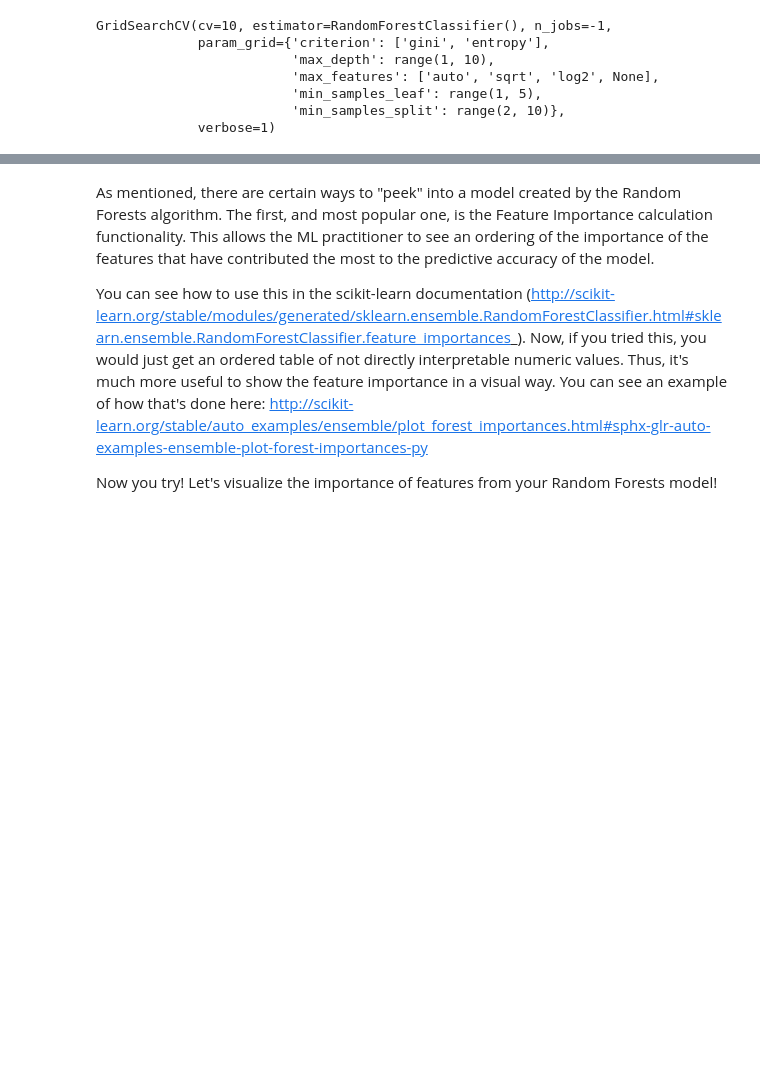
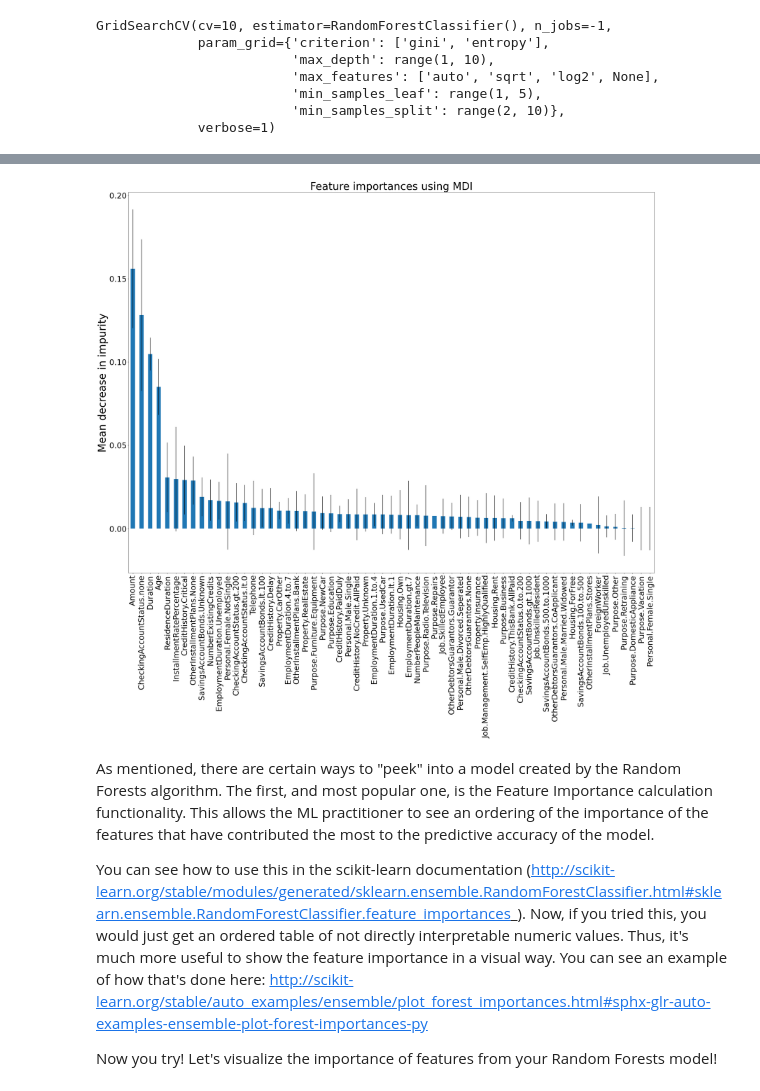
Before and after one commit to Ruben-Castro/mec-mini-projects, a Jupyter notebook: mec-13.5.1-tree-based-algorithms-mini-project/Mini_Project_Tree-Based_Algorithms.ipynb, the cells around one changed output, grey strips where cells are left out. Drawn from its saved outputs; the diff is of its cells as text; code cells hidden in the pictures; blank space fills up the shorter version.

```diff
--- a/mec-13.5.1-tree-based-algorithms-mini-project/Mini_Project_Tree-Based_Algorithms.ipynb
+++ b/mec-13.5.1-tree-based-algorithms-mini-project/Mini_Project_Tree-Based_Algorithms.ipynb
@@ -261,3 +283,24 @@ weighted avg       0.73      0.74      0.73       300
+# %%
+# change the tick sizes to something readable
+matplotlib.rc('xtick', labelsize=30)
+matplotlib.rc('ytick', labelsize=30)
+
+
+importances = tuned_rf.feature_importances_
+std = np.std([tree.feature_importances_ for tree in tuned_rf.estimators_], axis=0)
+
+
+forest_importances = pd.Series(importances, index= feature_names).sort_values(ascending=False)
+
+
+# plot the feature importance
+fig, ax = plt.subplots(figsize=(30,30))
+forest_importances.plot.bar(yerr=std, ax=ax)
+ax.set_title("Feature importances using MDI", size=40)
+ax.set_ylabel("Mean decrease in impurity", fontsize=40)
+fig.tight_layout()
+# %% [output]
+[figure, added]
 # %% [markdown]
 As mentioned, there are certain ways to "peek" into a model created by the Random Forests algorithm. The first, and most popular one, is the Feature Importance calculation functionality. This allows the ML practitioner to see an ordering of the importance of the features that have contributed the most to the predictive accuracy of the model.
 
```
Also changed, not shown: parts of 13 cells of this notebook, 2 other files.
